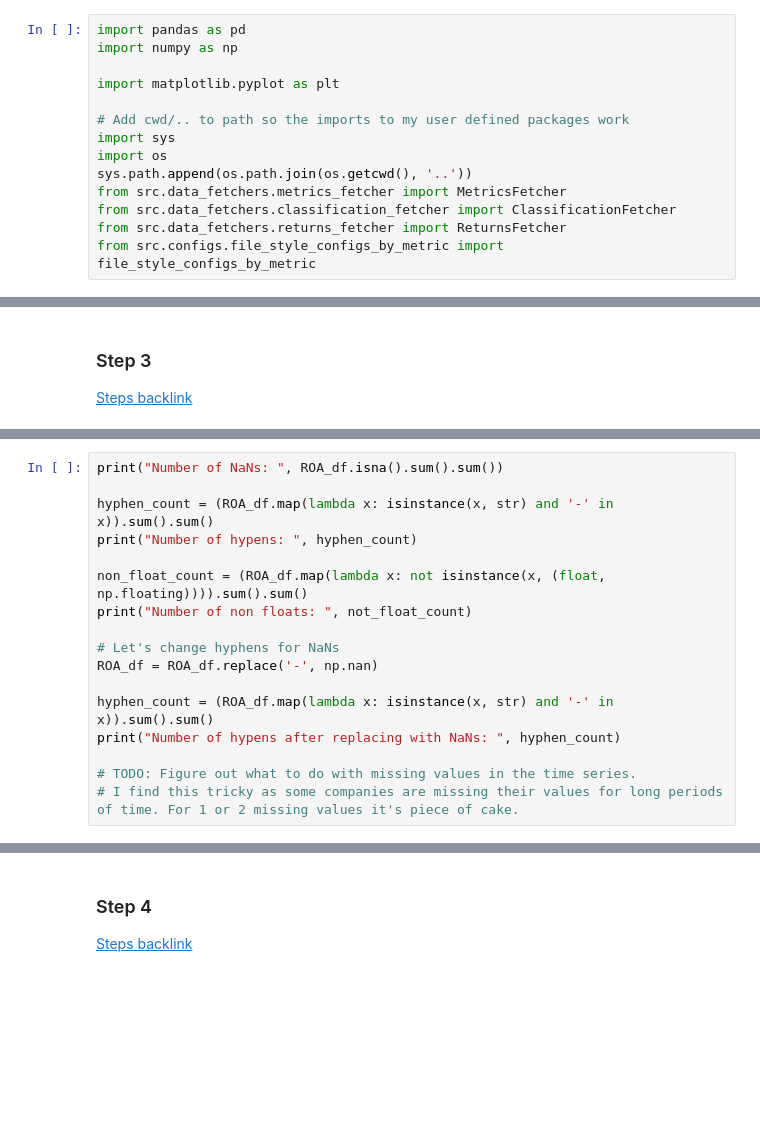
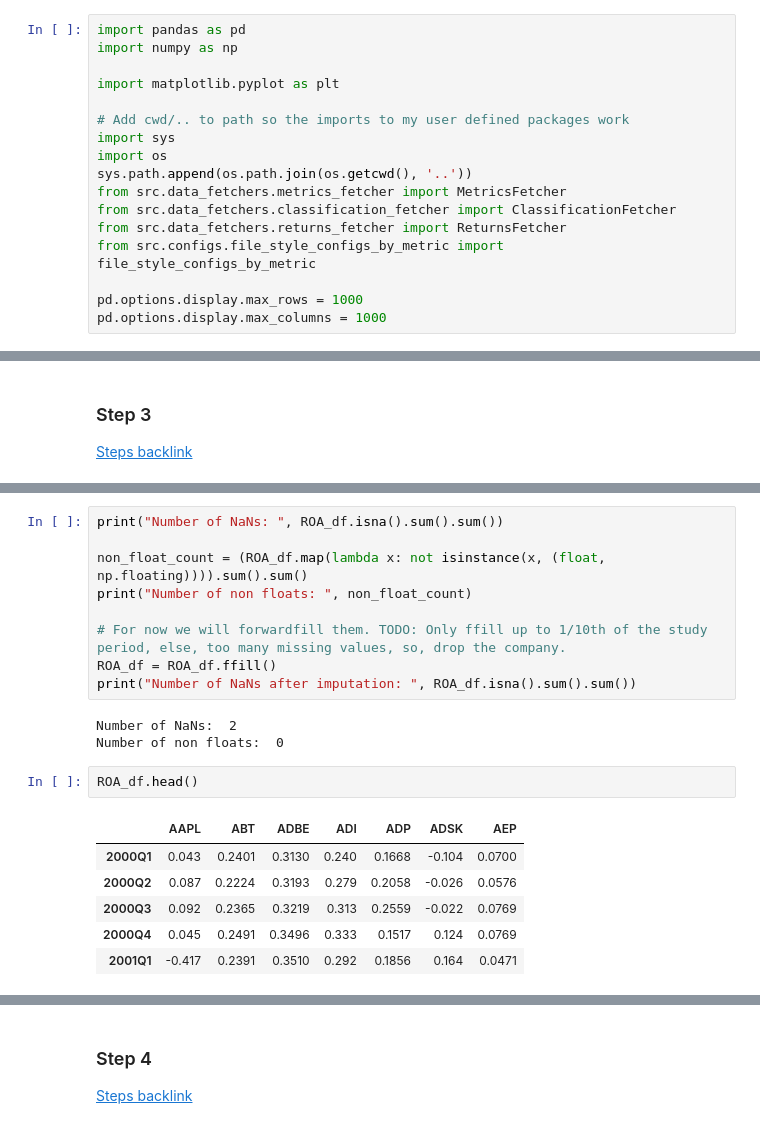
Before and after one commit to jamate16/Filters-Effect-In-Porfolios, a Jupyter notebook: notebooks/pivot_example.ipynb, the cells around one changed output, grey strips where cells are left out. Cells and saved outputs as stored; diff of their text form; blank space fills up the shorter version.

```diff
--- a/notebooks/pivot_example.ipynb
+++ b/notebooks/pivot_example.ipynb
@@ -37,6 +37,9 @@ from src.data_fetchers.metrics_fetcher import MetricsFetcher
 from src.data_fetchers.classification_fetcher import ClassificationFetcher
 from src.data_fetchers.returns_fetcher import ReturnsFetcher
 from src.configs.file_style_configs_by_metric import file_style_configs_by_metric
+
+pd.options.display.max_rows = 1000
+pd.options.display.max_columns = 1000
 # %% [markdown]
 ### Step 1
 [Steps backlink](#steps)
@@ -83,17 +94,0 @@ So, will explore it there are missing values
-# %%
-print("Number of NaNs: ", ROA_df.isna().sum().sum())
-
-hyphen_count = (ROA_df.map(lambda x: isinstance(x, str) and '-' in x)).sum().sum()
-print("Number of hypens: ", hyphen_count)
-
-non_float_count = (ROA_df.map(lambda x: not isinstance(x, (float, np.floating)))).sum().sum()
-print("Number of non floats: ", not_float_count)
-
-# Let's change hyphens for NaNs
-ROA_df = ROA_df.replace('-', np.nan)
-
-hyphen_count = (ROA_df.map(lambda x: isinstance(x, str) and '-' in x)).sum().sum()
-print("Number of hypens after replacing with NaNs: ", hyphen_count)
-
-# TODO: Figure out what to do with missing values in the time series.
-# I find this tricky as some companies are missing their values for long periods of time. For 1 or 2 missing values it's piece of cake.
@@ -116,0 +95,21 @@ SyntaxError: unmatched ')' (687023194.py, line 1)
+# %%
+print("Number of NaNs: ", ROA_df.isna().sum().sum())
+
+non_float_count = (ROA_df.map(lambda x: not isinstance(x, (float, np.floating)))).sum().sum()
+print("Number of non floats: ", non_float_count)
+
+# For now we will forwardfill them. TODO: Only ffill up to 1/10th of the study period, else, too many missing values, so, drop the company.
+ROA_df = ROA_df.ffill()
+print("Number of NaNs after imputation: ", ROA_df.isna().sum().sum())
+# %% [output]
+Number of NaNs:  2
+Number of non floats:  0
+# %%
+ROA_df.head()
+# %% [output]
+|  | AAPL | ABT | ADBE | ADI | ADP | ADSK | AEP |
+| 2000Q1 | 0.043 | 0.2401 | 0.3130 | 0.240 | 0.1668 | -0.104 | 0.0700 |
+| 2000Q2 | 0.087 | 0.2224 | 0.3193 | 0.279 | 0.2058 | -0.026 | 0.0576 |
+| 2000Q3 | 0.092 | 0.2365 | 0.3219 | 0.313 | 0.2559 | -0.022 | 0.0769 |
+| 2000Q4 | 0.045 | 0.2491 | 0.3496 | 0.333 | 0.1517 | 0.124 | 0.0769 |
+| 2001Q1 | -0.417 | 0.2391 | 0.3510 | 0.292 | 0.1856 | 0.164 | 0.0471 |
```
Also changed, not shown: parts of 7 cells of this notebook.
